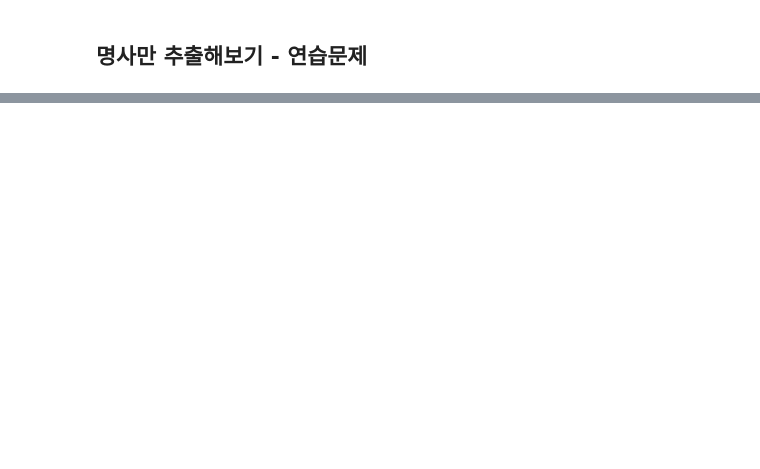
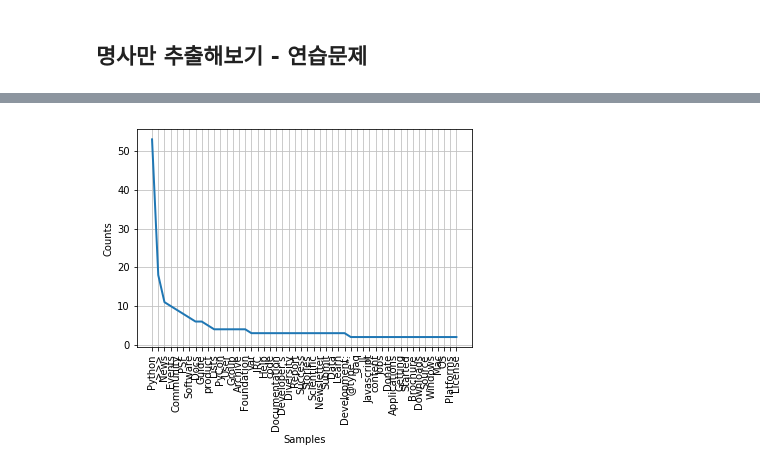
Before and after one commit to Parkchanjun/SKC_Text_Preprocessing, a Jupyter notebook: [강사용]SKC_텍스트_전처리_실습자료.ipynb, the cells around one changed output, grey strips where cells are left out. Cells and saved outputs as stored; diff of their text form; code cells hidden in the pictures; blank space fills up the shorter version.

```diff
--- a/[강사용]SKC_텍스트_전처리_실습자료.ipynb
+++ b/[강사용]SKC_텍스트_전처리_실습자료.ipynb
@@ -291,6 +303,7 @@ import matplotlib
 import matplotlib.pyplot as plt
 import random
 
+nltk.download('averaged_perceptron_tagger')
 nltk.download('stopwords')
 
 
@@ -318,3 +331,4 @@ for word,pos in tagged:
 
 Freq_dist_nltk = nltk.FreqDist(allnoun)
 Freq_dist_nltk.plot(50, cumulative=False)
+# %% [output]
@@ -320,0 +340 @@ Freq_dist_nltk.plot(50, cumulative=False)
+[figure, added]
```
Also changed, not shown: parts of 2 cells of this notebook, 2 other files.
